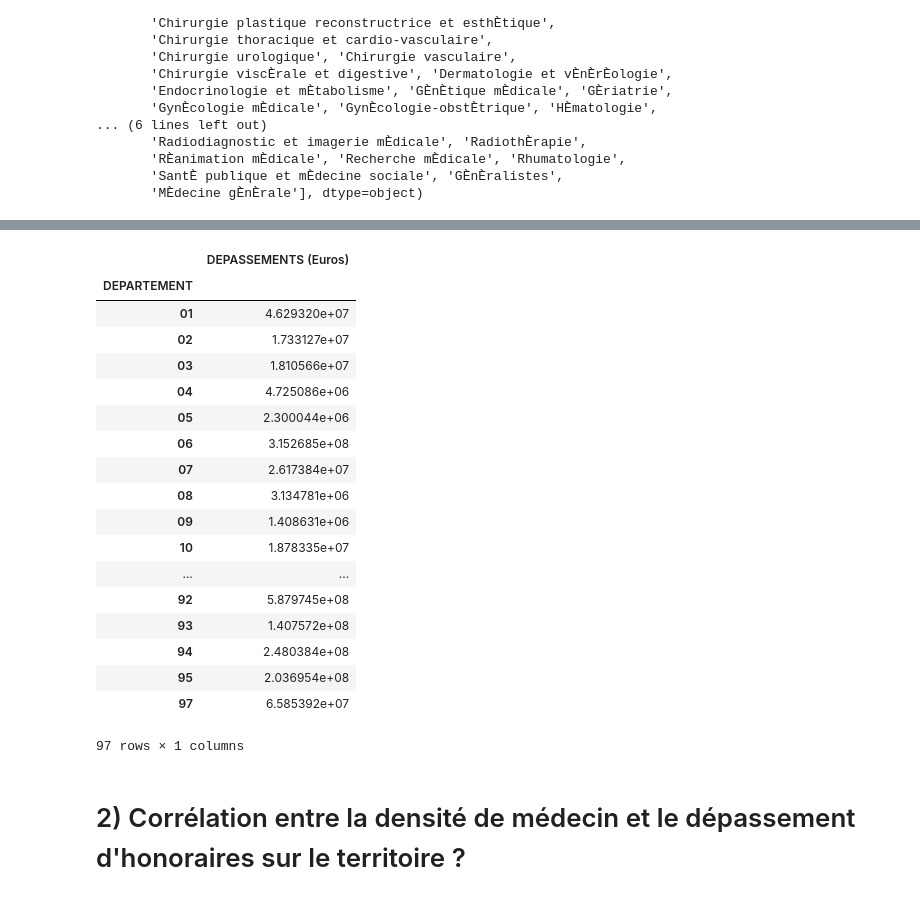
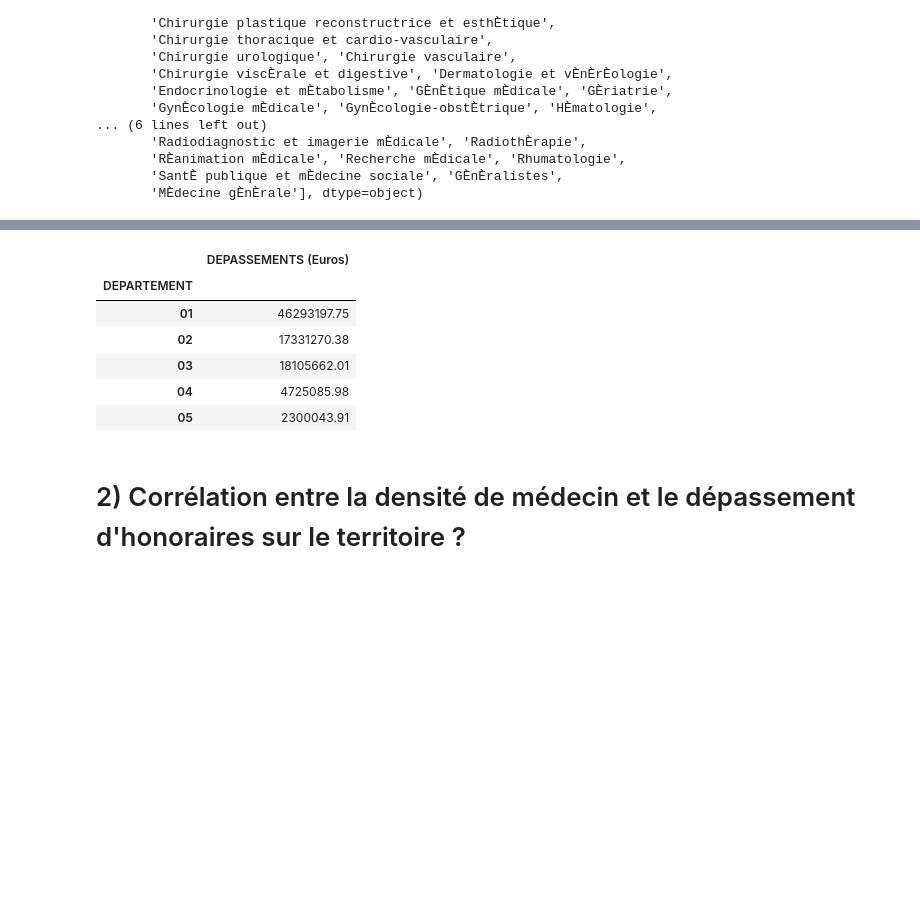
Before and after one commit to MSBigData2019/Matyas_Amrouche, a Jupyter notebook: INFMDI721/Lesson5/Hackathon_Sante.ipynb, the cells around one changed output, grey strips where cells are left out. Cells and saved outputs as stored; diff of their text form; code cells hidden in the pictures; blank space fills up the shorter version.

```diff
--- a/INFMDI721/Lesson5/Hackathon_Sante.ipynb
+++ b/INFMDI721/Lesson5/Hackathon_Sante.ipynb
@@ -78,41 +78,29 @@ pop.head(5)
 # %%
 # Effectif des médecins  par spécialité et par territoire (régions et départements)
 skip = np.arange(1,17)
 depassement = pd.read_excel('/Users/matyasamrouche/Downloads/Honoraires_2016.xls'
                                 , encoding = "utf-8"
                                 , sheet_name='Spécialistes'
                                )
 depassement['DEPARTEMENT'] = depassement['DEPARTEMENT'].str[:2]
 depassement2 = depassement.drop(columns=['Spécialistes'
                                          , 'EFFECTIFS'
                                          , 'HONORAIRES SANS DEPASSEMENT (Euros)'
                                          , 'FRAIS DE DEPLACEMENT (Euros)'
                                          , 'TOTAL DES HONORAIRES (Euros)'])
 
 depassement2['DEPASSEMENTS (Euros)'] = pd.to_numeric(depassement2['DEPASSEMENTS (Euros)'] , errors='coerce')
 depassement2 = depassement2.groupby(['DEPARTEMENT']).sum()
 depassement2 = depassement2.drop(depassement2.index[len(depassement2)-1])
-depassement2
+depassement2.head(5)
 # %% [output]
 |  | DEPASSEMENTS (Euros) |
 | DEPARTEMENT |  |
-| 01 | 4.629320e+07 |
-| 02 | 1.733127e+07 |
-| 03 | 1.810566e+07 |
-| 04 | 4.725086e+06 |
-| 05 | 2.300044e+06 |
-| 06 | 3.152685e+08 |
-| 07 | 2.617384e+07 |
-| 08 | 3.134781e+06 |
-| 09 | 1.408631e+06 |
-| 10 | 1.878335e+07 |
-| ... | ... |
-| 92 | 5.879745e+08 |
-| 93 | 1.407572e+08 |
-| 94 | 2.480384e+08 |
-| 95 | 2.036954e+08 |
-| 97 | 6.585392e+07 |
+| 01 | 46293197.75 |
+| 02 | 17331270.38 |
+| 03 | 18105662.01 |
+| 04 | 4725085.98 |
+| 05 | 2300043.91 |
-97 rows × 1 columns
 # %% [markdown]
 # 2) Corrélation entre la densité de médecin et le dépassement d'honoraires sur le territoire ?
 # %%
```
Also changed, not shown: 3 other files.
